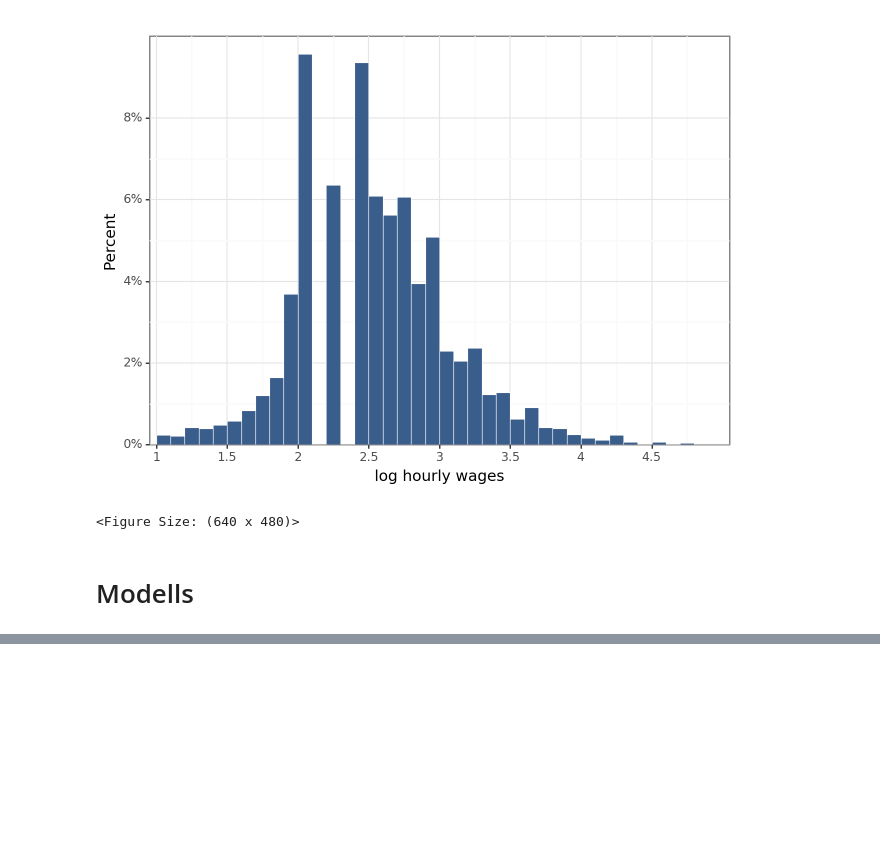
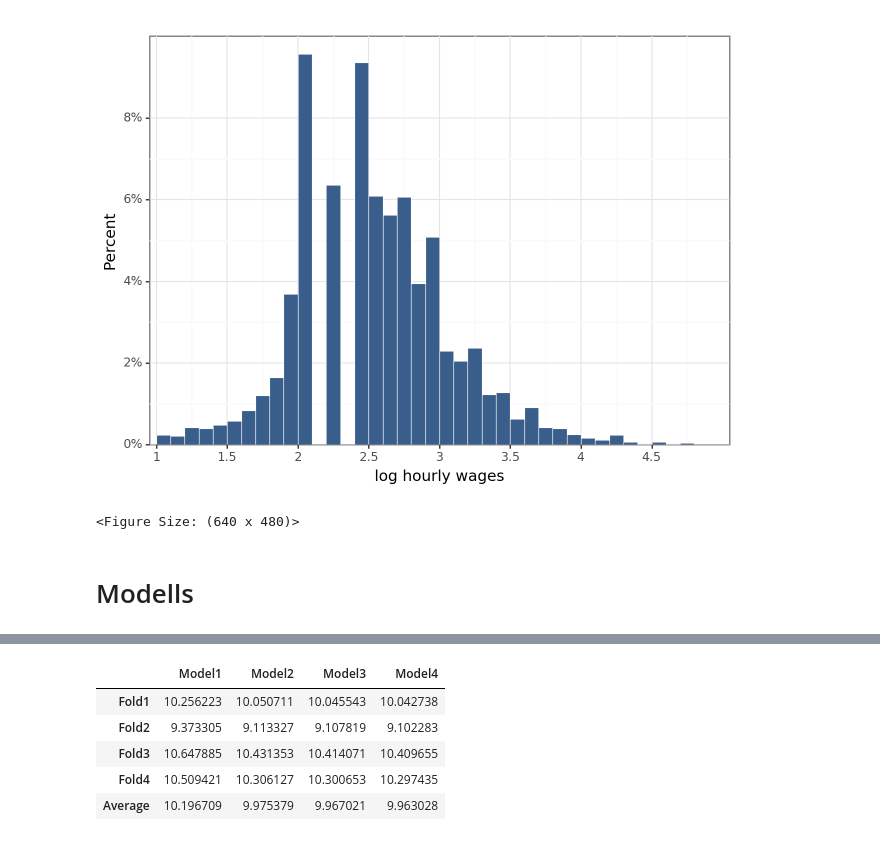
Before and after one commit to 00Dabide/DA3-Assignment-1, a Jupyter notebook: Assignment-1.ipynb, the cells around one changed output, grey strips where cells are left out. Saved outputs shown, nothing was run; the diff lists cells and outputs as text; code cells hidden in the pictures; blank space fills up the shorter version.

```diff
--- a/Assignment-1.ipynb
+++ b/Assignment-1.ipynb
@@ -192,0 +193,3 @@ stargazer
+# %%
+from sklearn.model_selection import KFold
+k = KFold(n_splits=4, shuffle=False, random_state=None)
@@ -192,0 +236,25 @@ stargazer
+# %%
+cv1 = cv_reg("w~age", data, k, "HC0")
+cv2 = cv_reg("w~age+sex+grade92+marital", data, k, "HC0")
+cv3 = cv_reg(
+    "w~age+sex+grade92+marital+race+ownchild+Private",
+    data,
+    k,
+    "HC0",
+)
+cv4 = cv_reg(
+    "w~age+sex+grade92+marital+race+ownchild+prcitshp+unionmme+Private",
+    data,
+    k,
+    "HC0",
+)
+cv_list = [cv1, cv2, cv3, cv4]
+# %%
+summarize_cv(cv_list)
+# %% [output]
+|  | Model1 | Model2 | Model3 | Model4 |
+| Fold1 | 10.256223 | 10.050711 | 10.045543 | 10.042738 |
+| Fold2 | 9.373305 | 9.113327 | 9.107819 | 9.102283 |
+| Fold3 | 10.647885 | 10.431353 | 10.414071 | 10.409655 |
+| Fold4 | 10.509421 | 10.306127 | 10.300653 | 10.297435 |
+| Average | 10.196709 | 9.975379 | 9.967021 | 9.963028 |
```
Also changed, not shown: parts of 8 cells of this notebook.
